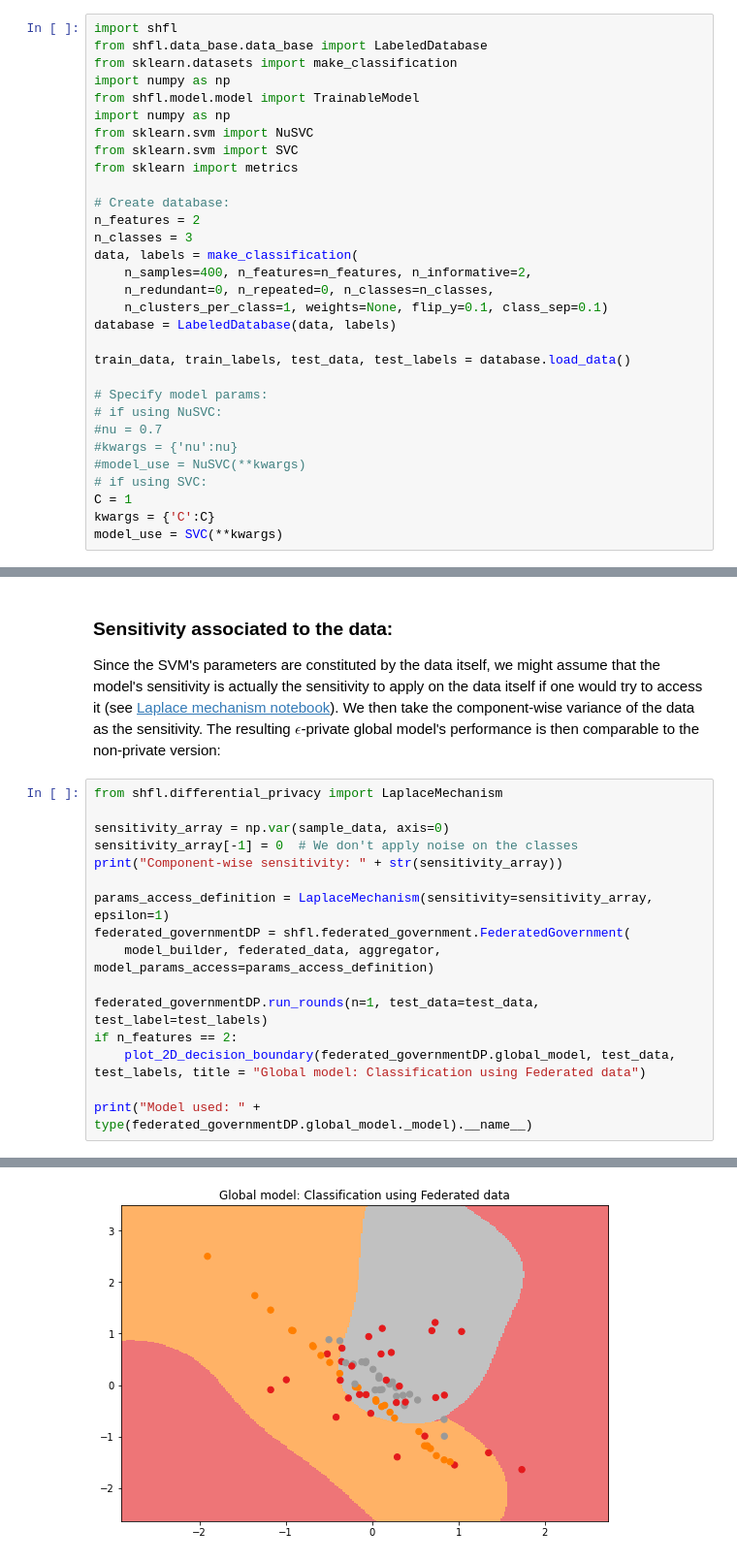
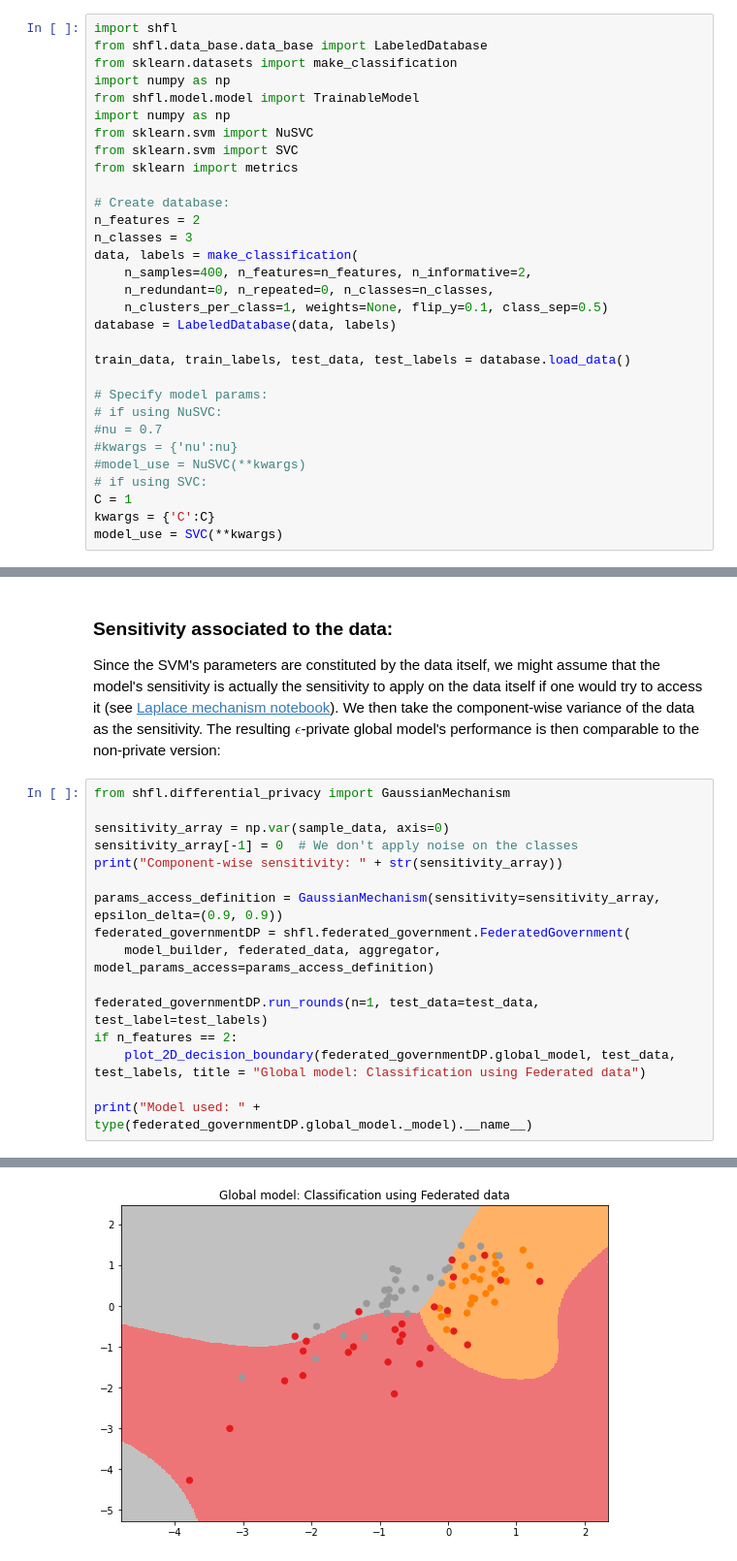
Before and after one commit to zhangzhizheng/Sherpa.ai-Federated-Learning-Framework, a Jupyter notebook: notebooks/federated_models/non_linearSVM_05_Learning_rounds.ipynb, the cells around one changed output, grey strips where cells are left out. Shown at 97% size. Drawn from its saved outputs; the diff is of its cells as text.

Commit message:
Using Gaussian mechanism for differential privacy in SVM notebook

```diff
--- a/notebooks/federated_models/non_linearSVM_05_Learning_rounds.ipynb
+++ b/notebooks/federated_models/non_linearSVM_05_Learning_rounds.ipynb
@@ -23,7 +23,7 @@ n_classes = 3
 data, labels = make_classification(
     n_samples=400, n_features=n_features, n_informative=2,
     n_redundant=0, n_repeated=0, n_classes=n_classes,
-    n_clusters_per_class=1, weights=None, flip_y=0.1, class_sep=0.1)
+    n_clusters_per_class=1, weights=None, flip_y=0.1, class_sep=0.5)
 database = LabeledDatabase(data, labels)
 
 train_data, train_labels, test_data, test_labels = database.load_data()
@@ -472,13 +465,13 @@ Since the SVM's parameters are constituted by the data itself, we might assume t
 We then take the component-wise variance of the data as the sensitivity.
 The resulting $\epsilon$-private global model's performance is then comparable to the non-private version:
 # %%
-from shfl.differential_privacy import LaplaceMechanism
+from shfl.differential_privacy import GaussianMechanism
 
 sensitivity_array = np.var(sample_data, axis=0)
 sensitivity_array[-1] = 0  # We don't apply noise on the classes
 print("Component-wise sensitivity: " + str(sensitivity_array))
 
-params_access_definition = LaplaceMechanism(sensitivity=sensitivity_array, epsilon=1)
+params_access_definition = GaussianMechanism(sensitivity=sensitivity_array, epsilon_delta=(0.9, 0.9))
 federated_governmentDP = shfl.federated_government.FederatedGovernment(
     model_builder, federated_data, aggregator, model_params_access=params_access_definition)
 
@@ -499,4 +492,4 @@ Global model test performance : (0.5068376068376068, 0.23809523809523814)
-[figure, old version]
+[figure, new version]
 Model used: SVC
 # %% [markdown]
 ## Remarks
```
Also changed, not shown: parts of 9 cells of this notebook.
